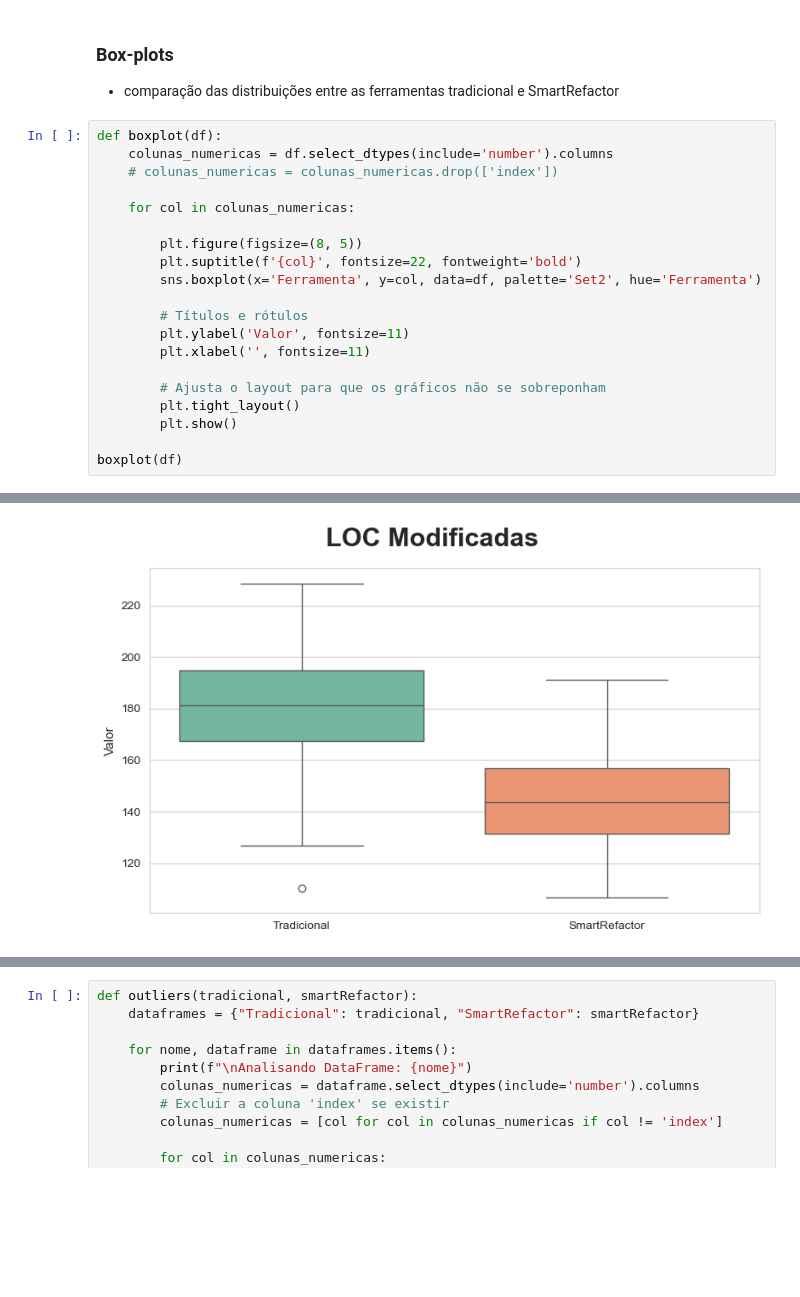
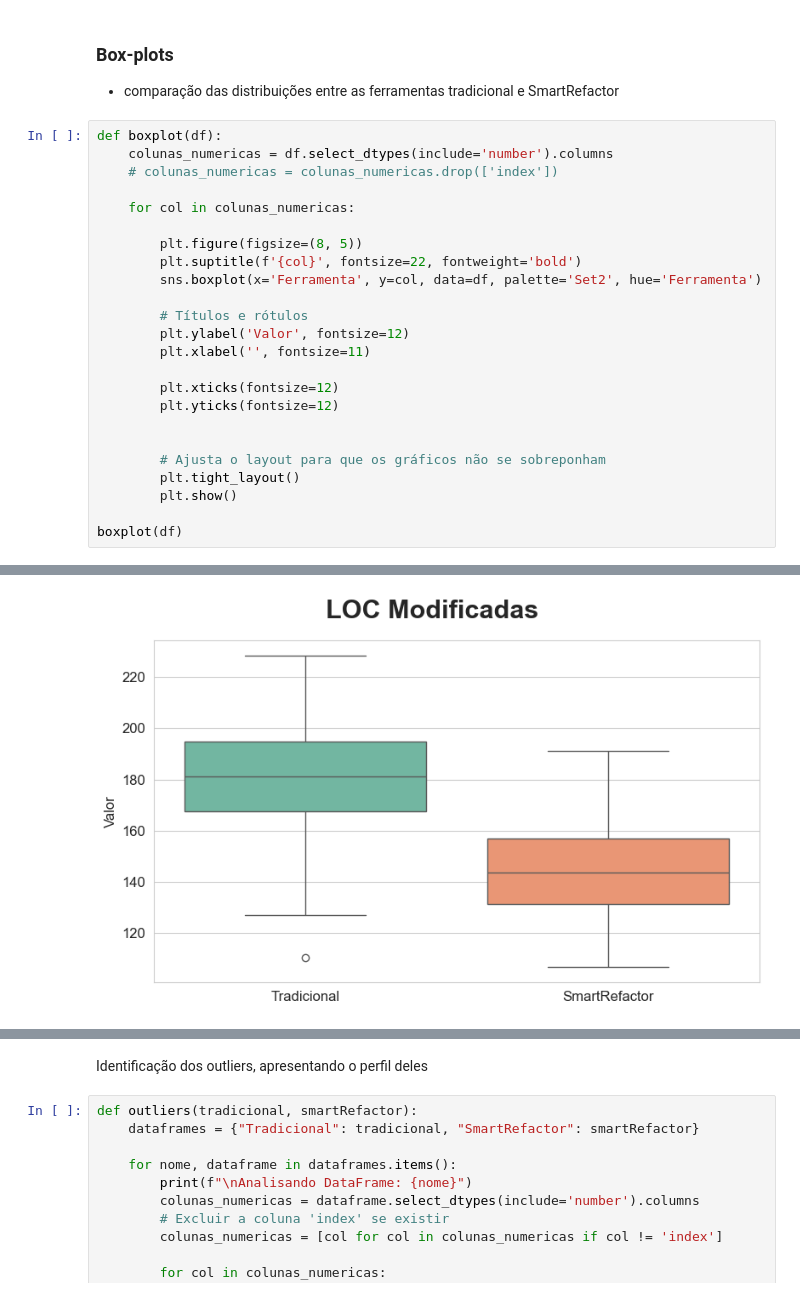
Before and after one commit to andre-portella/AES, a Jupyter notebook: aes.ipynb, the cells around one changed output, grey strips where cells are left out. Cells and saved outputs as stored; diff of their text form; blank space fills up the shorter version.

```diff
--- a/aes.ipynb
+++ b/aes.ipynb
@@ -159,8 +159,12 @@ def boxplot(df):
         sns.boxplot(x='Ferramenta', y=col, data=df, palette='Set2', hue='Ferramenta')
 
         # Títulos e rótulos
-        plt.ylabel('Valor', fontsize=11)
+        plt.ylabel('Valor', fontsize=12)
         plt.xlabel('', fontsize=11)
+
+        plt.xticks(fontsize=12)
+        plt.yticks(fontsize=12)
+
 
         # Ajusta o layout para que os gráficos não se sobreponham
         plt.tight_layout()
@@ -172 +176 @@ boxplot(df)
-[figure, old version]
+[figure, new version]
@@ -175,3 +179,5 @@ boxplot(df)
+# %% [markdown]
+Identificação dos outliers, apresentando o perfil deles
 # %%
 def outliers(tradicional, smartRefactor):
     dataframes = {"Tradicional": tradicional, "SmartRefactor": smartRefactor}
```
Also changed, not shown: parts of 4 cells of this notebook.
